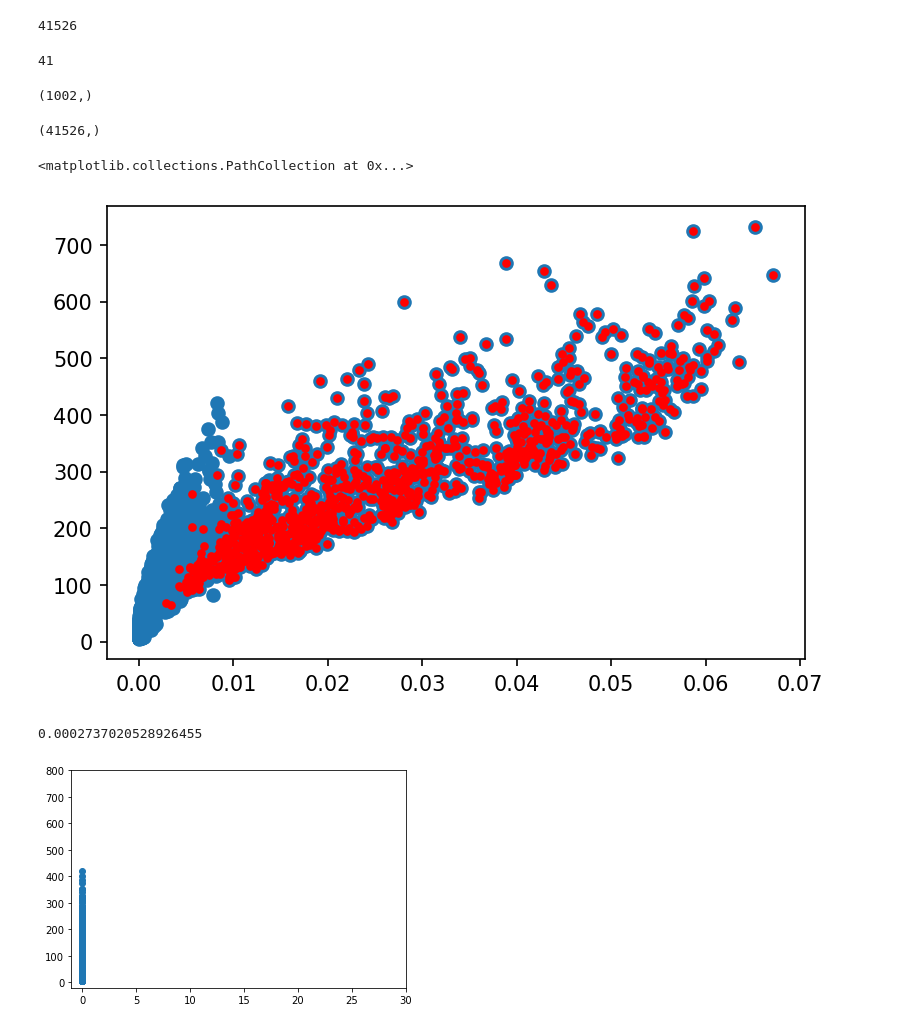
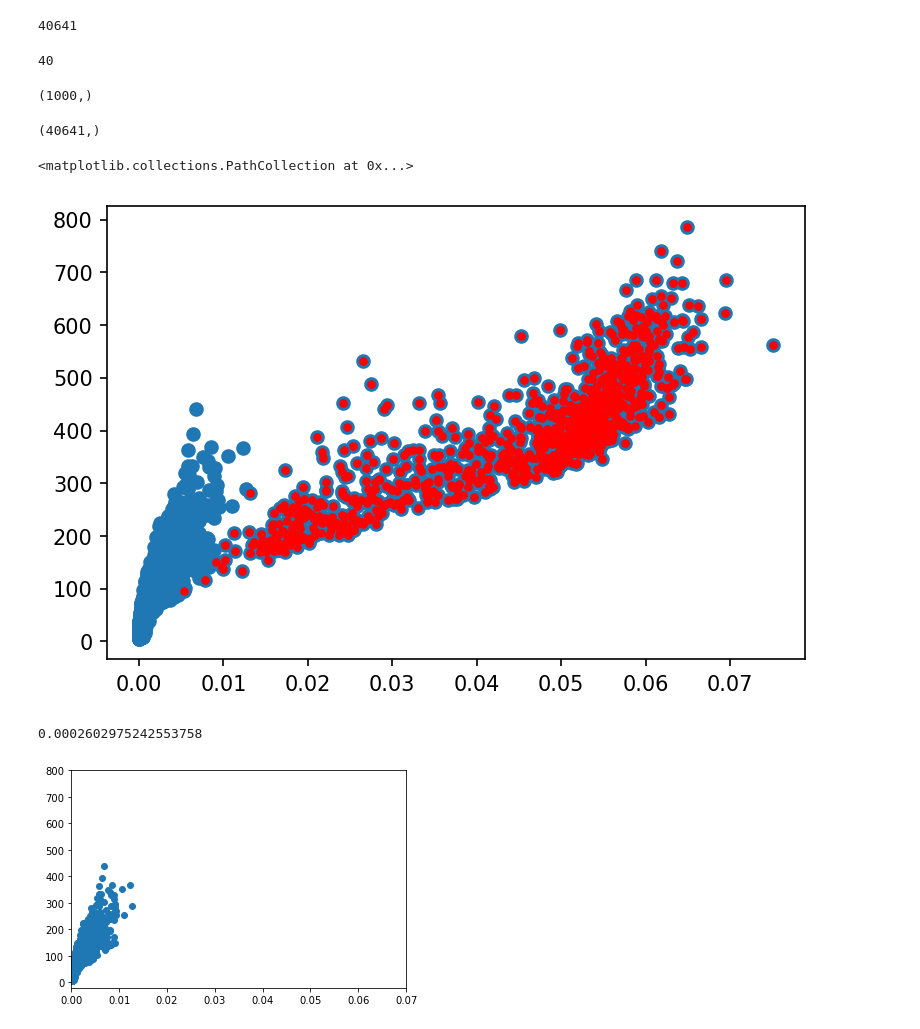
Before and after one commit to Kayzi0/ExplainBlobs, a Jupyter notebook: regression.ipynb, the cells around one changed output. Saved outputs shown, nothing was run; the diff lists cells and outputs as text; code cells hidden in the pictures.

```diff
--- a/regression.ipynb
+++ b/regression.ipynb
@@ -23,7 +23,7 @@ imgs = np.zeros((size, size, N))
 #fill array with corresponding images
 for i in range(N):
     if labels[i] == 0:
-        x = generator.generate_blob_img(length=size, big = True, big_blob_size=8, big_blob_range=2)
+        x = generator.generate_blob_img(length=size, big = True, big_blob_size=10, big_blob_range=0)
     elif labels[i] == 1:
         x = generator.generate_blob_img(length=size, big = False)
     imgs[:,:,i] = x
@@ -51,11 +51,11 @@ for img in range(N):
 num_blobs = sum(num_blobs_array)
 num_blobs
 # %% [output]
-41526
+40641
 # %%
 num_blobs//imgs.shape[-1]
 # %% [output]
-41
+40
 # %%
 #generate interpretability scores for each blob; score is the sum of intensities of heatmap in the region
 #plus get the highest score for every image
@@ -80,7 +80,7 @@ highscores = np.asarray(highscores)
 ind = np.where(np.in1d(scores, highscores))[0]
 ind.shape
 # %% [output]
-(1002,)
+(1000,)
 # %%
 blob_areas = []
 for img in range(N):
@@ -90,7 +90,7 @@ for img in range(N):
 blob_areas = np.asarray(blob_areas)
 blob_areas.shape
 # %% [output]
-(41526,)
+(40641,)
 # %%
 x = scores[ind]
 y = blob_areas[ind]
@@ -100,17 +100,17 @@ plt.scatter(scores, blob_areas)
 plt.scatter(x,y, s = 10, c = 'r')
 # %% [output]
 <matplotlib.collections.PathCollection at 0x...>
-[figure, old version]
+[figure, new version]
 # %%
 fig = plt.figure()
 plt.scatter(np.delete(scores, ind), np.delete(blob_areas, ind))
-plt.xlim([-1, 30])
+plt.xlim([0, 0.07])
 plt.ylim([-20, 800])
 
 np.mean(np.delete(scores, ind))
 # %% [output]
-0.0002737020528926455
+0.0002602975242553758
-[figure, old version]
+[figure, new version]
 # %%
 quant = np.quantile(scores, 1 - 1/41)
 z = np.where(scores > quant)[0]
```
Also changed, not shown: parts of 7 cells of this notebook.
